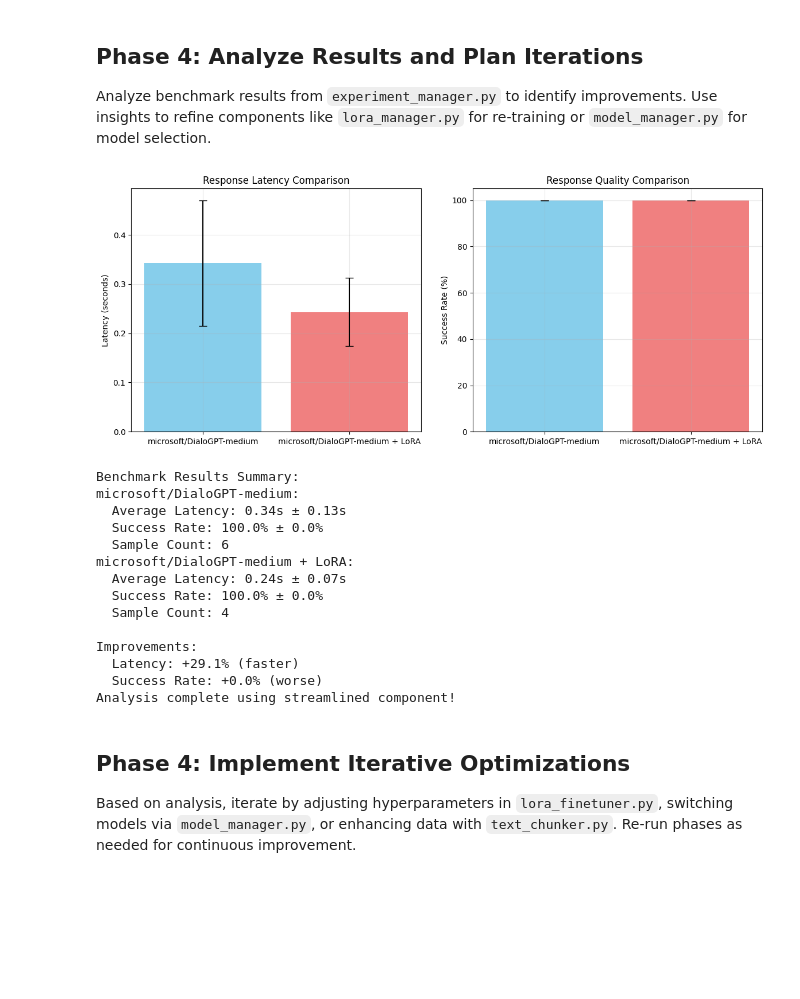
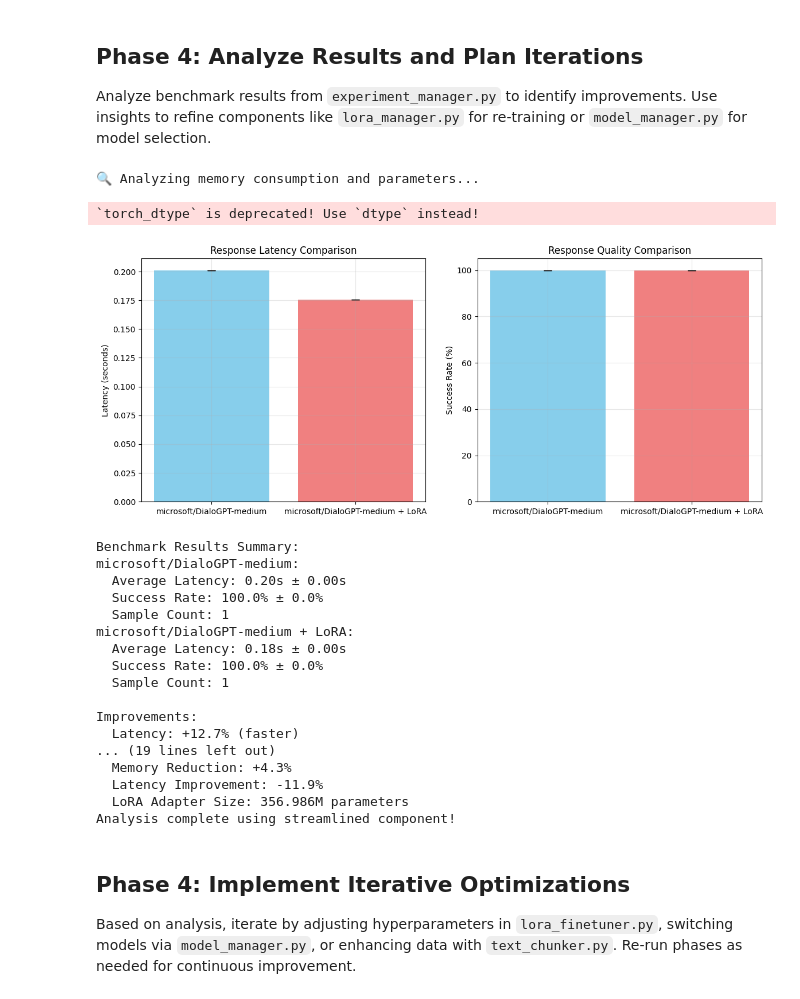
Before and after one commit to hongwei-cai/Multi-modal-Enterprise-KM-Agent, a Jupyter notebook: notebooks/rag_workflow.ipynb, the cells around one changed output. Saved outputs shown, nothing was run; the diff lists cells and outputs as text; code cells hidden in the pictures; blank space fills up the shorter version.

```diff
--- a/notebooks/rag_workflow.ipynb
+++ b/notebooks/rag_workflow.ipynb
@@ -453,39 +454,46 @@ Analyze benchmark results from `experiment_manager.py` to identify improvements.
 # %%
 # Analyze results using the streamlined BenchmarkAnalyzer component
 from src.rag.components import get_benchmark_analyzer
 
 # Initialize the analyzer
 analyzer = get_benchmark_analyzer()
 
-# Analyze the experiment
+# Analyze the experiment with memory and parameter analysis
 try:
     results = analyzer.analyze_experiment(
         experiment_name="lora_finetuning_benchmark",
         baseline_model_name=f"{baseline_model}",
         fine_tuned_model_name=f"{baseline_model} + LoRA",
+        baseline_model_path=baseline_model,  # Add baseline model path
+        adapter_path=str(model_configs_path / 'lora_adapters' / 'microsoft' / 'DialoGPT-medium' / 'lora_adapter'),  # Add adapter path
         show_plots=True,
         save_plots=False
     )
     print("Analysis complete using streamlined component!")
 except Exception as e:
     print(f"Analysis failed: {e}")
     print("Falling back to inline analysis...")
 # %% [output]
+🔍 Analyzing memory consumption and parameters...
+`torch_dtype` is deprecated! Use `dtype` instead!
-[figure, old version]
+[figure, new version]
-Benchmark Results Summary:
-microsoft/DialoGPT-medium:
-  Average Latency: 0.34s ± 0.13s
-  Success Rate: 100.0% ± 0.0%
-  Sample Count: 6
-microsoft/DialoGPT-medium + LoRA:
-  Average Latency: 0.24s ± 0.07s
-  Success Rate: 100.0% ± 0.0%
-  Sample Count: 4
-
-Improvements:
-  Latency: +29.1% (faster)
-  Success Rate: +0.0% (worse)
-Analysis complete using streamlined component!
+Benchmark Results Summary:
+microsoft/DialoGPT-medium:
+  Average Latency: 0.20s ± 0.00s
+  Success Rate: 100.0% ± 0.0%
+  Sample Count: 1
+microsoft/DialoGPT-medium + LoRA:
+  Average Latency: 0.18s ± 0.00s
+  Success Rate: 100.0% ± 0.0%
+  Sample Count: 1
+
+Improvements:
+  Latency: +12.7% (faster)
+... (19 lines left out)
+  Memory Reduction: +4.3%
+  Latency Improvement: -11.9%
+  LoRA Adapter Size: 356.986M parameters
+Analysis complete using streamlined component!
 # %% [markdown]
 ## Phase 4: Implement Iterative Optimizations
 
```
Also changed, not shown: parts of 6 cells of this notebook, 6 other files.
